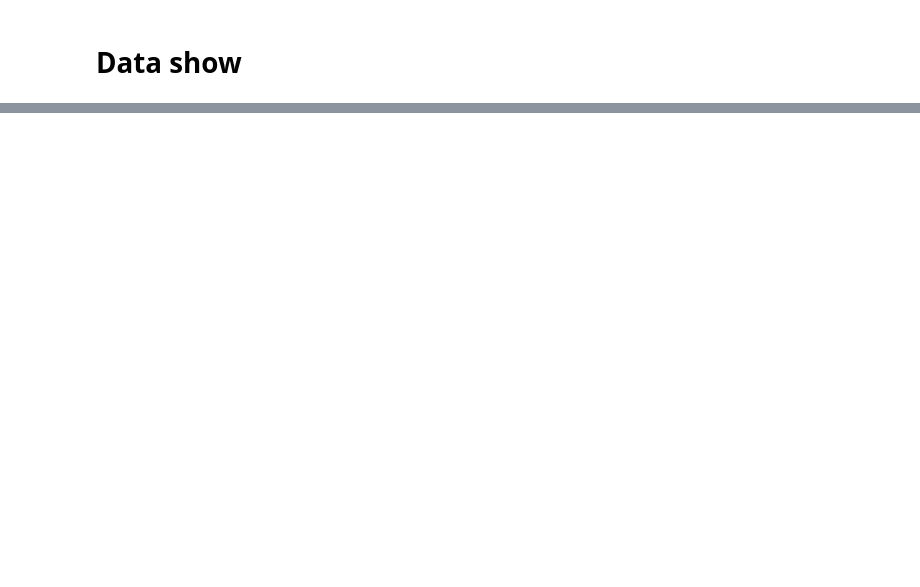
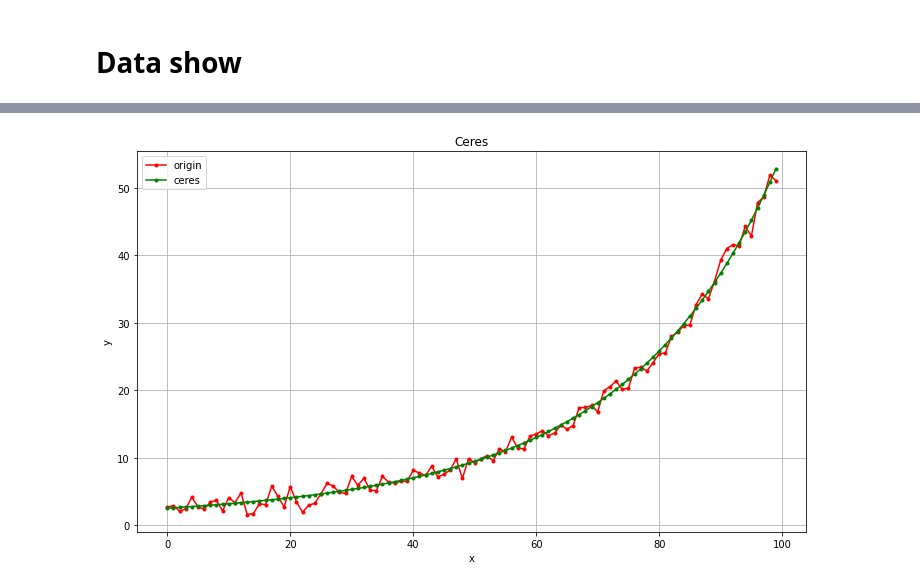
Before and after one commit to uestc-zzh/Slam, a Jupyter notebook: PA4_code/data_plot.ipynb, the cells around one changed output, grey strips where cells are left out. Saved outputs shown, nothing was run; the diff lists cells and outputs as text; code cells hidden in the pictures; blank space fills up the shorter version.

```diff
--- a/PA4_code/data_plot.ipynb
+++ b/PA4_code/data_plot.ipynb
@@ -33,0 +37,28 @@ plt.show()
+# %%
+origin_fd = open("ceresData/origin_data.txt")
+out_fd = open("ceresData/fitting_paras.txt")
+
+origin_data=[]
+for data in origin_fd.readlines():
+    origin_data.append(float(data))
+
+# out_paras=out_fd.readline().split(' ')
+# out_paras=out_fd.readline().split('\t')
+out_paras=list(map(float,out_fd.readline().split(' ')[:-1]))
+# print(out_paras)
+
+# get fit
+ceres_x=np.arange(0,1,0.01)
+ceres_y=[math.exp(out_paras[0]*x[i]*x[i]+out_paras[1]*x[i]+out_paras[2]) for i in range(100)]
+# %%
+plt.figure(figsize=(12,7))
+p1=plt.plot(origin_data,color='r',marker='.')
+p2=plt.plot(ceres_y,color='g',marker='.')
+plt.title("Ceres")
+plt.grid("true")
+plt.xlabel("x")
+plt.ylabel("y")
+plt.legend([p1,p2],labels=['origin', 'ceres'],loc='best',numpoints=1)
+plt.show()
+# %% [output]
+[figure, added]
```
Also changed, not shown: parts of 4 cells of this notebook, 23 other files.
